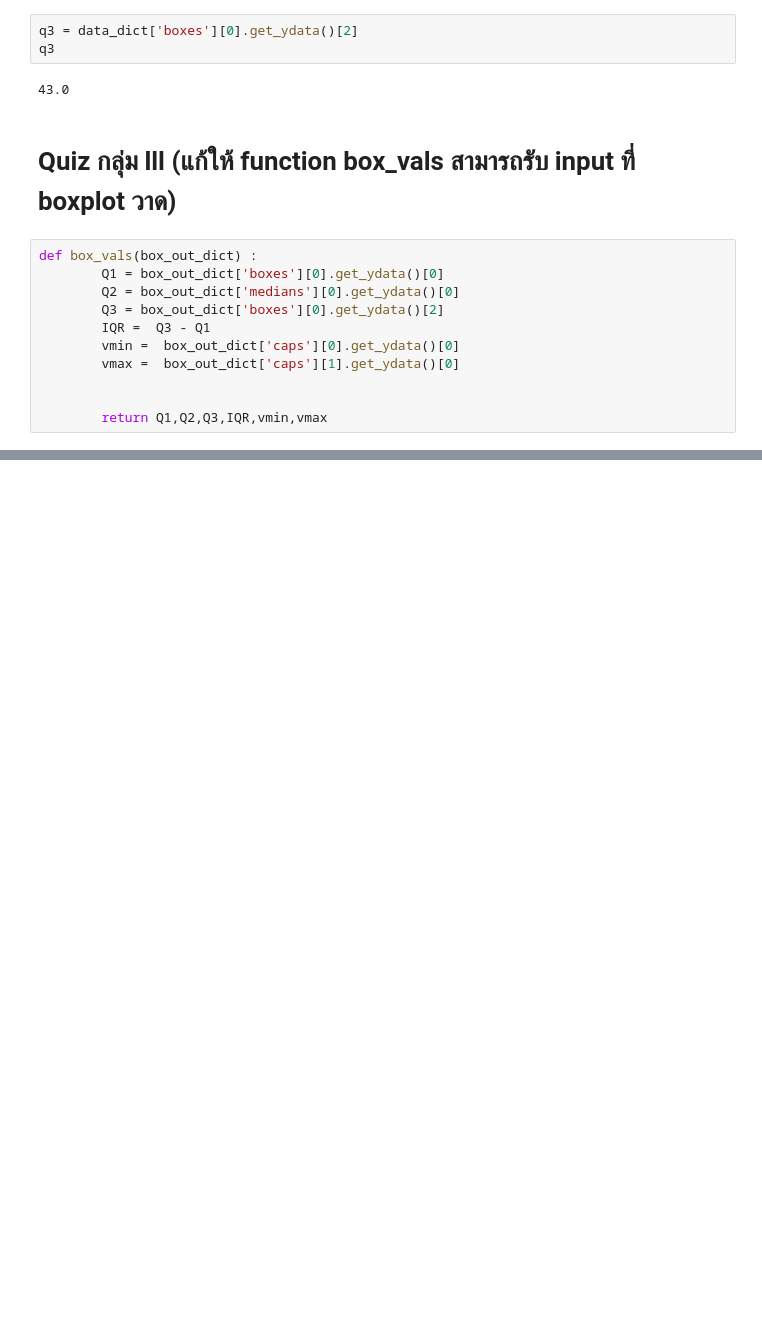
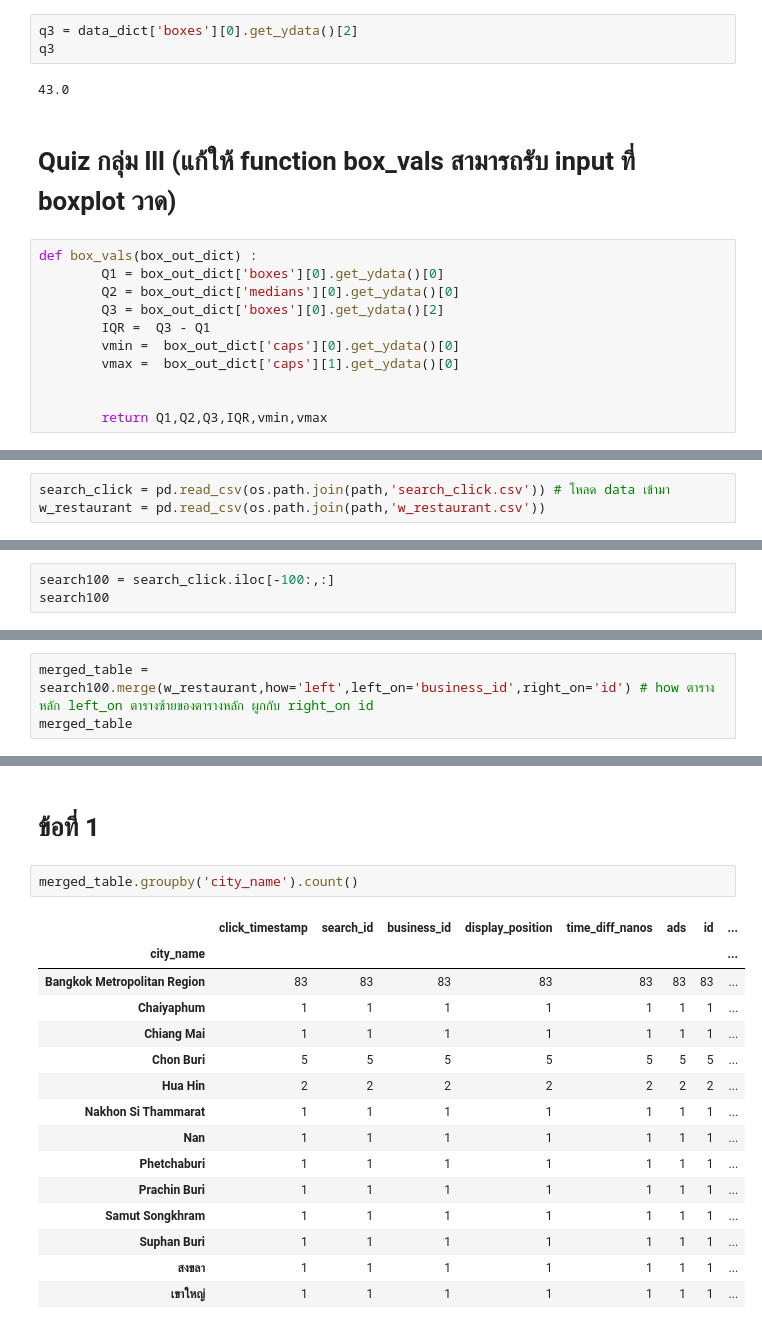
Before and after one commit to moneypitak/DWDM21, a Jupyter notebook: Data_Preprocessing_(Chapter3).ipynb, the cells around one changed output, grey strips where cells are left out. Saved outputs shown, nothing was run; the diff lists cells and outputs as text; blank space fills up the shorter version.

```diff
--- a/Data_Preprocessing_(Chapter3).ipynb
+++ b/Data_Preprocessing_(Chapter3).ipynb
@@ -1072,0 +1254,3 @@ def box_vals(box_out_dict) :
+# %%
+search_click = pd.read_csv(os.path.join(path,'search_click.csv')) # โหลด data เข้ามา
+w_restaurant = pd.read_csv(os.path.join(path,'w_restaurant.csv'))
@@ -1072,0 +1283,3 @@ def box_vals(box_out_dict) :
+# %%
+search100 = search_click.iloc[-100:,:]
+search100
@@ -1072,0 +1306,3 @@ def box_vals(box_out_dict) :
+# %%
+merged_table = search100.merge(w_restaurant,how='left',left_on='business_id',right_on='id') # how ตารางหลัก left_on ตารางซ้ายของตารางหลัก ผูกกับ right_on id
+merged_table
@@ -1072,0 +1443,20 @@ def box_vals(box_out_dict) :
+# %% [markdown]
+# ข้อที่ 1
+# %%
+merged_table.groupby('city_name').count()
+# %% [output]
+|  | click_timestamp | search_id | business_id | display_position | time_diff_nanos | ads | id | ... |
+| city_name |  |  |  |  |  |  |  | ... |
+| Bangkok Metropolitan Region | 83 | 83 | 83 | 83 | 83 | 83 | 83 | ... |
+| Chaiyaphum | 1 | 1 | 1 | 1 | 1 | 1 | 1 | ... |
+| Chiang Mai | 1 | 1 | 1 | 1 | 1 | 1 | 1 | ... |
+| Chon Buri | 5 | 5 | 5 | 5 | 5 | 5 | 5 | ... |
+| Hua Hin | 2 | 2 | 2 | 2 | 2 | 2 | 2 | ... |
+| Nakhon Si Thammarat | 1 | 1 | 1 | 1 | 1 | 1 | 1 | ... |
+| Nan | 1 | 1 | 1 | 1 | 1 | 1 | 1 | ... |
+| Phetchaburi | 1 | 1 | 1 | 1 | 1 | 1 | 1 | ... |
+| Prachin Buri | 1 | 1 | 1 | 1 | 1 | 1 | 1 | ... |
+| Samut Songkhram | 1 | 1 | 1 | 1 | 1 | 1 | 1 | ... |
+| Suphan Buri | 1 | 1 | 1 | 1 | 1 | 1 | 1 | ... |
+| สงขลา | 1 | 1 | 1 | 1 | 1 | 1 | 1 | ... |
+| เขาใหญ่ | 1 | 1 | 1 | 1 | 1 | 1 | 1 | ... |
```
Also changed, not shown: parts of 60 cells of this notebook.
